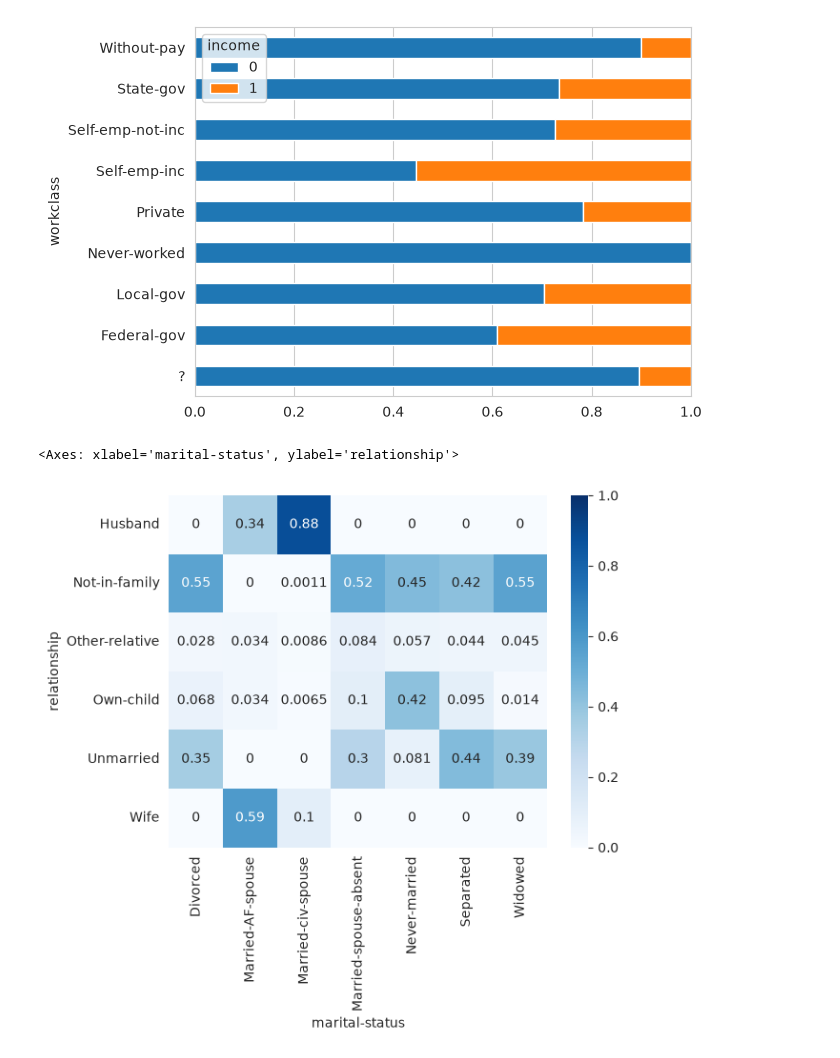
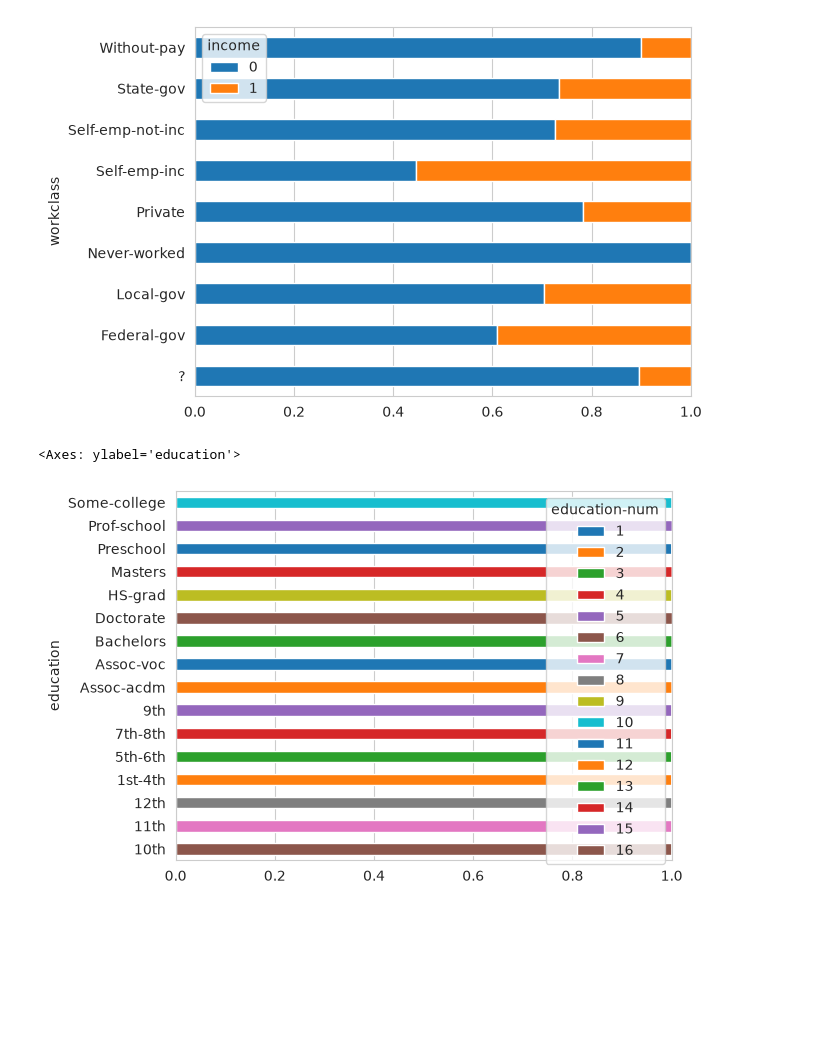
Before and after one commit to piq-13/data_science_projects, a Jupyter notebook: annual_income/annual_income.ipynb, the cells around one changed output. Cells and saved outputs as stored; diff of their text form; code cells hidden in the pictures; blank space fills up the shorter version.

```diff
--- a/annual_income/annual_income.ipynb
+++ b/annual_income/annual_income.ipynb
@@ -74,7 +96,7 @@ import seaborn as sns
 import matplotlib.pyplot as plt
 
 X_train['capital-total'] = X_train['capital-gain'] - X_train['capital-loss']
-data = X_train
+data = X_train.copy()
 data['income'] = y_train
 # %%
 sns.set_style("whitegrid")
@@ -124,8 +152,8 @@ ct.plot(kind='barh', stacked=True)
 <Axes: ylabel='workclass'>
 [figure]
 # %%
-ct = pd.crosstab(data['relationship'], data['marital-status'], normalize='columns')
-sns.heatmap(ct, annot=True, cmap='Blues', vmin=0, vmax=1)
+ct_edu = pd.crosstab(data['education'], data['education-num'], normalize='columns')
+ct_edu.plot(kind='barh', stacked=True)
 # %% [output]
-<Axes: xlabel='marital-status', ylabel='relationship'>
+<Axes: ylabel='education'>
-[figure, old version]
+[figure, new version]
```
Also changed, not shown: parts of 32 cells of this notebook, 3 other files.
